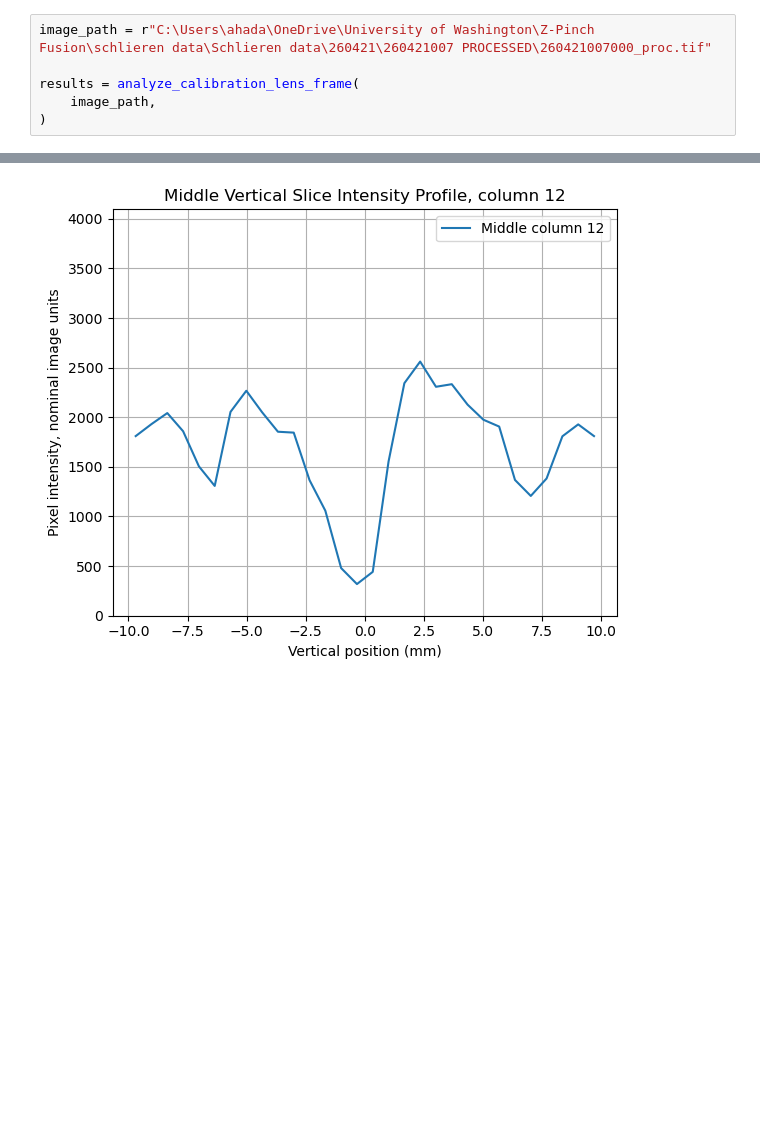
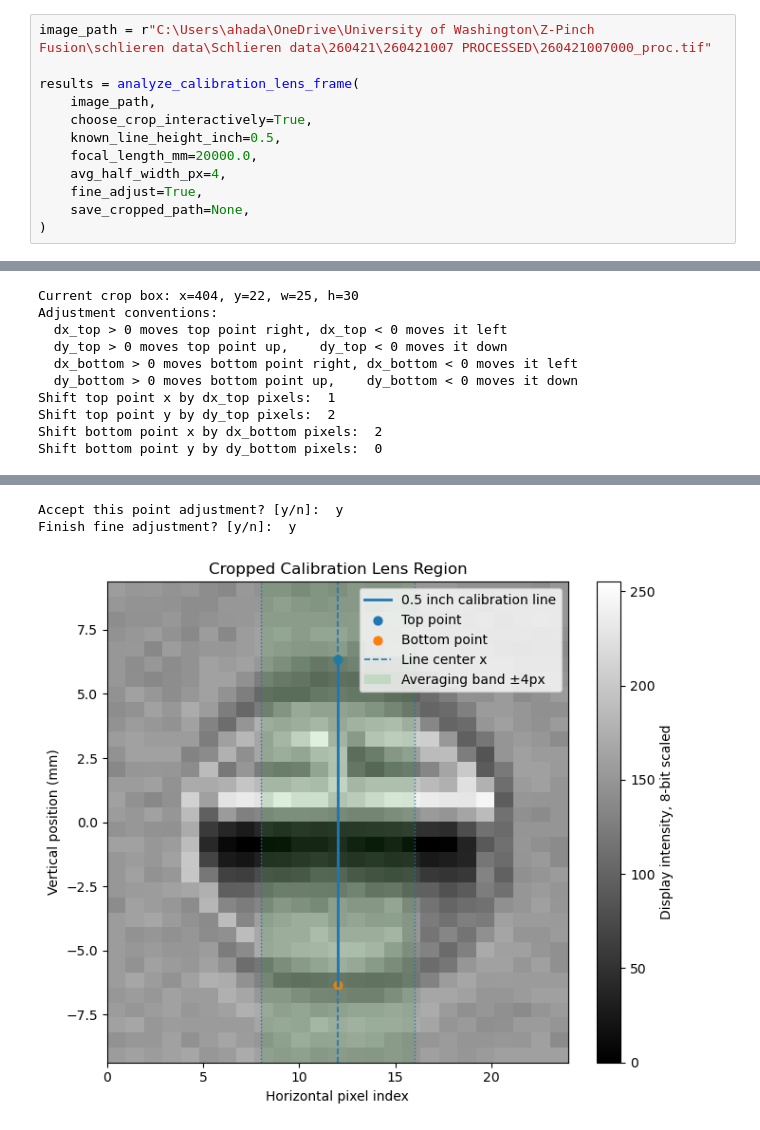
Before and after one commit to ahad-notes/zap-hd-uw, a Jupyter notebook: schlieren/calibration_lens_processing.ipynb, the cells around one changed output, grey strips where cells are left out. Saved outputs shown, nothing was run; the diff lists cells and outputs as text; blank space fills up the shorter version.

```diff
--- a/schlieren/calibration_lens_processing.ipynb
+++ b/schlieren/calibration_lens_processing.ipynb
@@ -784,6 +1057,12 @@ image_path = r"C:\Users\ahada\OneDrive\University of Washington\Z-Pinch Fusion\s
 
 results = analyze_calibration_lens_frame(
     image_path,
+    choose_crop_interactively=True,
+    known_line_height_inch=0.5,
+    focal_length_mm=20000.0,
+    avg_half_width_px=4,
+    fine_adjust=True,
+    save_cropped_path=None,
 )
 # %% [output]
 Detected storage mode: 12in16_shifted
@@ -801,0 +1081,10 @@ Scale: 0.668421 mm/px
+Current crop box: x=404, y=22, w=25, h=30
+Adjustment conventions:
+  dx_top > 0 moves top point right, dx_top < 0 moves it left
+  dy_top > 0 moves top point up,    dy_top < 0 moves it down
+  dx_bottom > 0 moves bottom point right, dx_bottom < 0 moves it left
+  dy_bottom > 0 moves bottom point up,    dy_bottom < 0 moves it down
+Shift top point x by dx_top pixels:  1
+Shift top point y by dy_top pixels:  2
+Shift bottom point x by dx_bottom pixels:  2
+Shift bottom point y by dy_bottom pixels:  0
@@ -803 +1092,3 @@ Scale: 0.668421 mm/px
+Accept this point adjustment? [y/n]:  y
+Finish fine adjustment? [y/n]:  y
-[figure, old version]
+[figure, new version]
```
Also changed, not shown: parts of 2 cells of this notebook, 1 other file.
